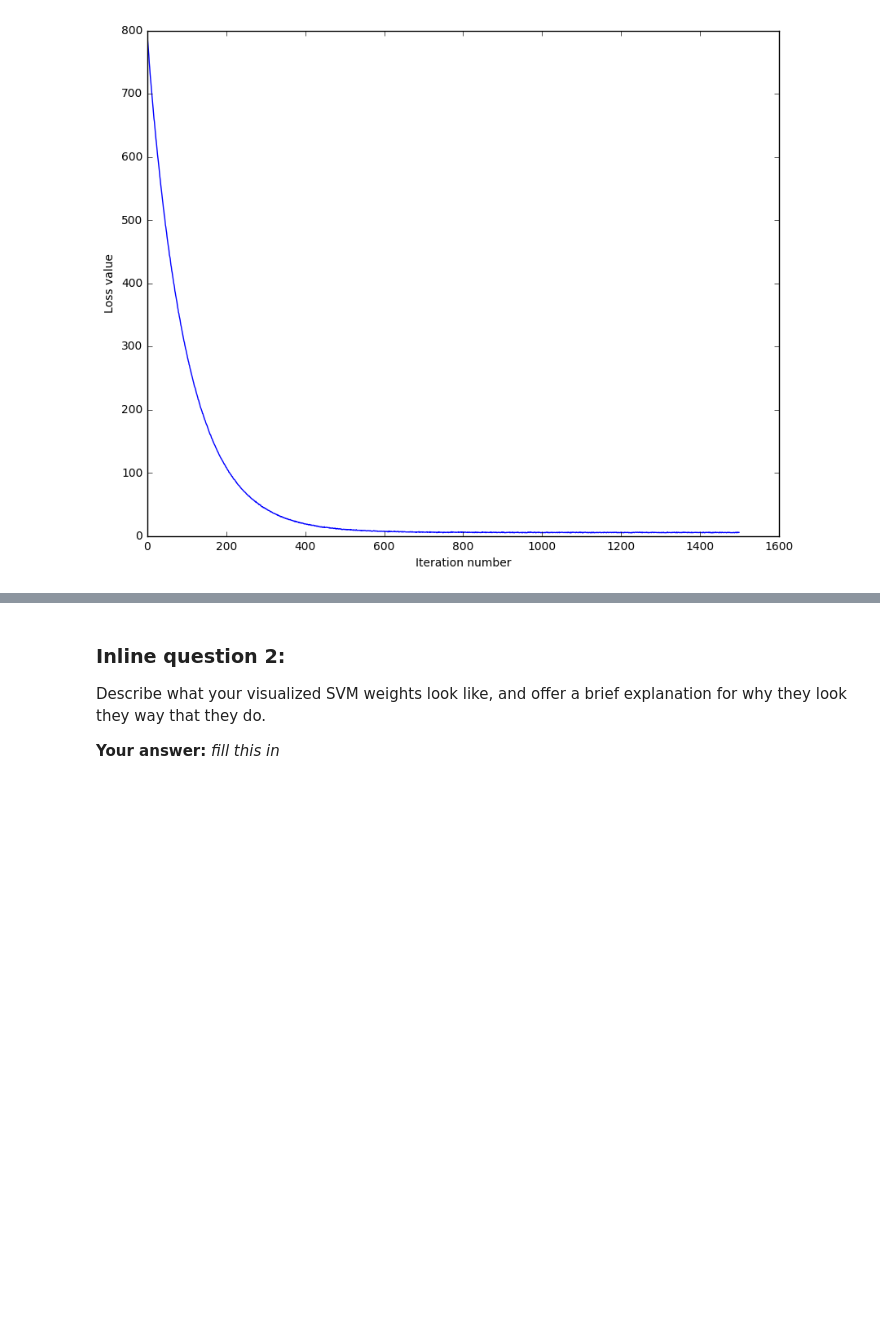
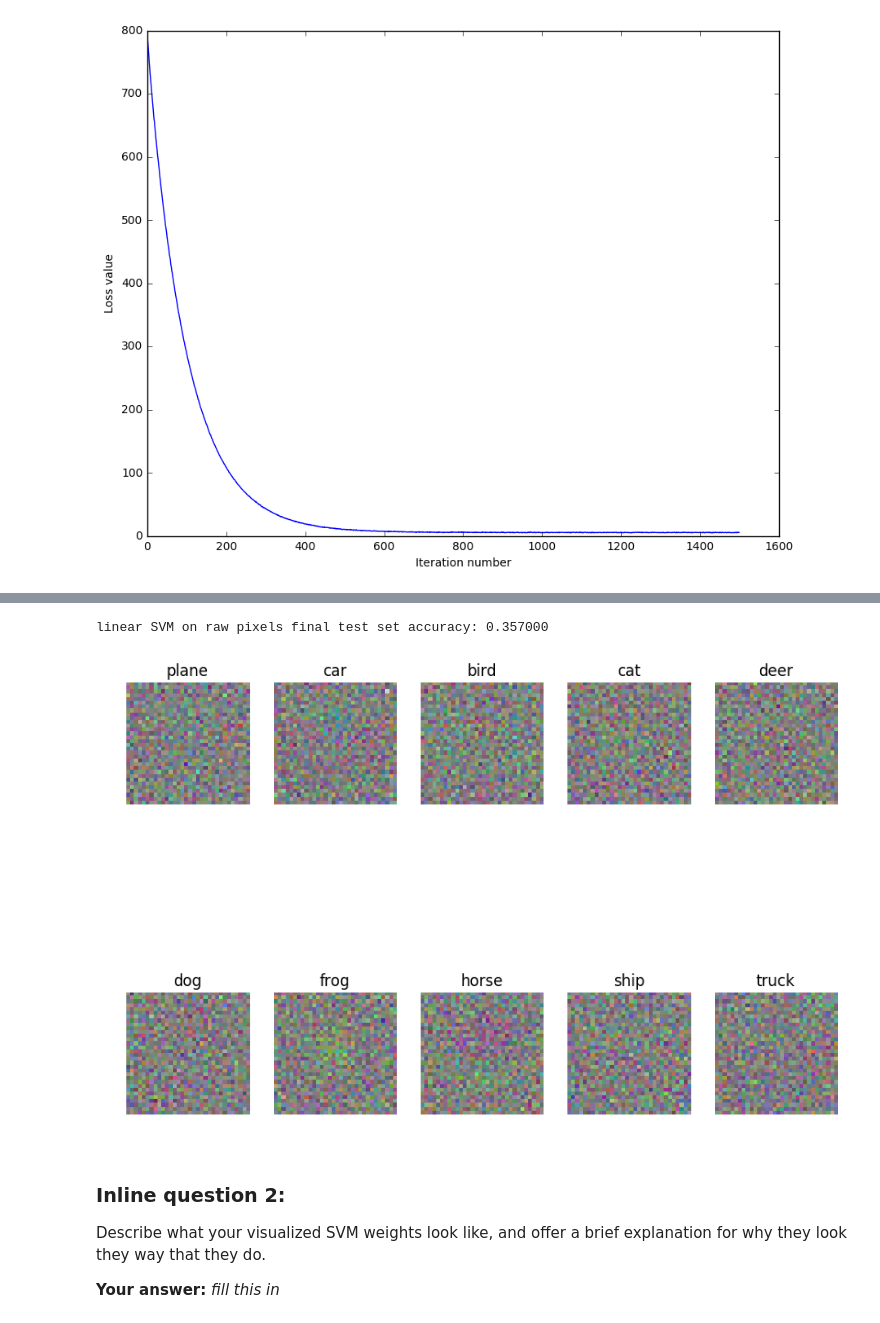
Before and after one commit to movb/cs231n, a Jupyter notebook: assignment1/svm.ipynb, the cells around one changed output, grey strips where cells are left out. Drawn from its saved outputs; the diff is of its cells as text; code cells hidden in the pictures; blank space fills up the shorter version.

```diff
--- a/assignment1/svm.ipynb
+++ b/assignment1/svm.ipynb
@@ -323,8 +326,8 @@ print 'validation accuracy: %f' % (np.mean(y_val == y_val_pred), )
 # learning rate). You should experiment with different ranges for the learning
 # rates and regularization strengths; if you are careful you should be able to
 # get a classification accuracy of about 0.4 on the validation set.
-learning_rates = [1e-7, 5e-5]
-regularization_strengths = [5e4, 1e5]
+learning_rates = [np.power(0.1,x) for x in range(6,9)]
+regularization_strengths = [10^x for x in range(6)]
 
 # results is dictionary mapping tuples of the form
 # (learning_rate, regularization_strength) to tuples of the form
@@ -348,7 +351,19 @@ best_svm = None # The LinearSVM object that achieved the highest validation rate
 # confident that your validation code works, you should rerun the validation   #
 # code with a larger value for num_iters.                                      #
 ################################################################################
-pass
+for learning_rate in learning_rates:
+    for reg_strength in regularization_strengths:
+        svm = LinearSVM()
+        svm.train(X_train, y_train, learning_rate=learning_rate,
+                  reg=reg_strength, num_iters=1500, verbose=False)
+        y_train_pred = svm.predict(X_train)
+        train_score = np.mean(y_train == y_train_pred)
+        y_val_pred = svm.predict(X_val)
+        val_score = np.mean(y_val == y_val_pred)
+        if val_score > best_val:
+            best_val = val_score
+            best_svm = svm
+        results[(learning_rate, reg_strength)] = (train_score, val_score)
 ################################################################################
 #                              END OF YOUR CODE                                #
 ################################################################################
@@ -356,7 +371,7 @@ pass
 # Print out results.
 for lr, reg in sorted(results):
     train_accuracy, val_accuracy = results[(lr, reg)]
-    print 'lr %e reg %e train accuracy: %f val accuracy: %f' % (
-                lr, reg, train_accuracy, val_accuracy)
+    print('lr %e reg %e train accuracy: %f val accuracy: %f' % (
+                lr, reg, train_accuracy, val_accuracy))
 
-print 'best validation accuracy achieved during cross-validation: %f' % best_val
+print('best validation accuracy achieved during cross-validation: %f' % best_val)
@@ -389,23 +426,27 @@ plt.show()
 # Evaluate the best svm on test set
 y_test_pred = best_svm.predict(X_test)
 test_accuracy = np.mean(y_test == y_test_pred)
-print 'linear SVM on raw pixels final test set accuracy: %f' % test_accuracy
+print('linear SVM on raw pixels final test set accuracy: %f' % test_accuracy)
+# %% [output]
+linear SVM on raw pixels final test set accuracy: 0.357000
 # %%
 # Visualize the learned weights for each class.
 # Depending on your choice of learning rate and regularization strength, these may
 # or may not be nice to look at.
 w = best_svm.W[:-1,:] # strip out the bias
 w = w.reshape(32, 32, 3, 10)
 w_min, w_max = np.min(w), np.max(w)
 classes = ['plane', 'car', 'bird', 'cat', 'deer', 'dog', 'frog', 'horse', 'ship', 'truck']
-for i in xrange(10):
+for i in range(10):
   plt.subplot(2, 5, i + 1)
 
   # Rescale the weights to be between 0 and 255
   wimg = 255.0 * (w[:, :, :, i].squeeze() - w_min) / (w_max - w_min)
   plt.imshow(wimg.astype('uint8'))
   plt.axis('off')
   plt.title(classes[i])
+# %% [output]
+[figure, added]
 # %% [markdown]
 ### Inline question 2:
 Describe what your visualized SVM weights look like, and offer a brief explanation for why they look they way that they do.
```
Also changed, not shown: parts of 3 cells of this notebook, 2 other files.
